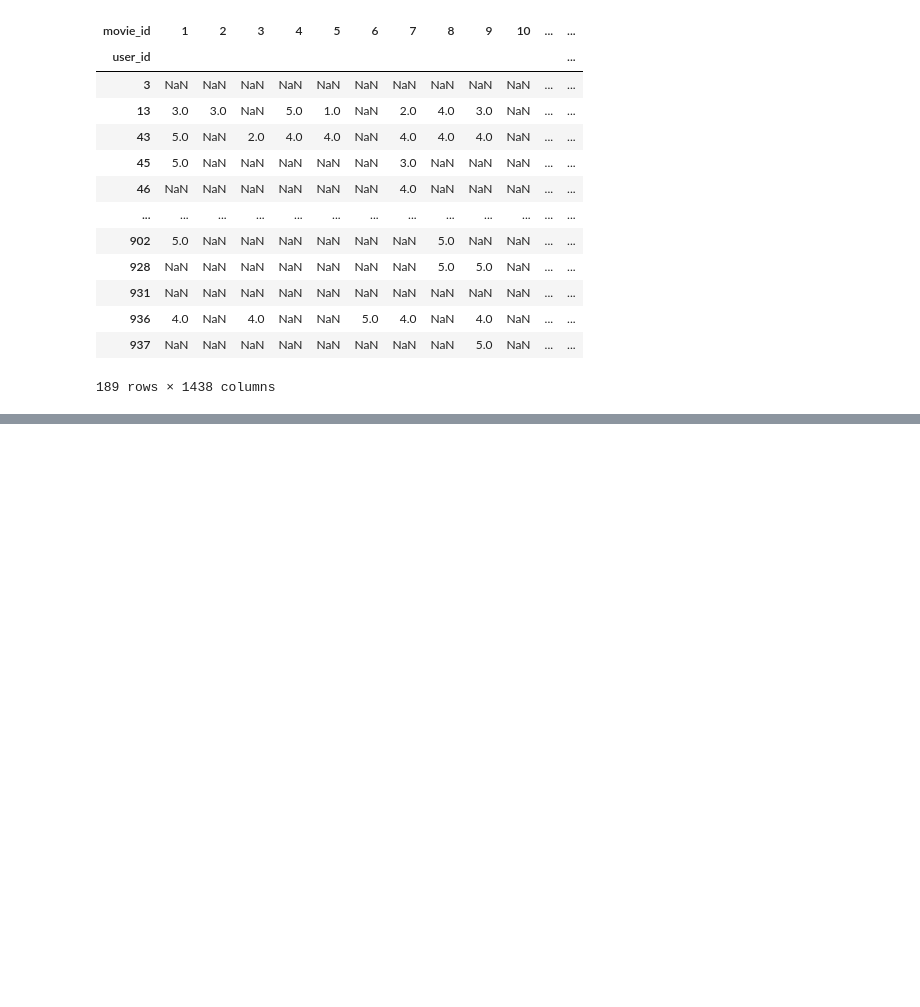
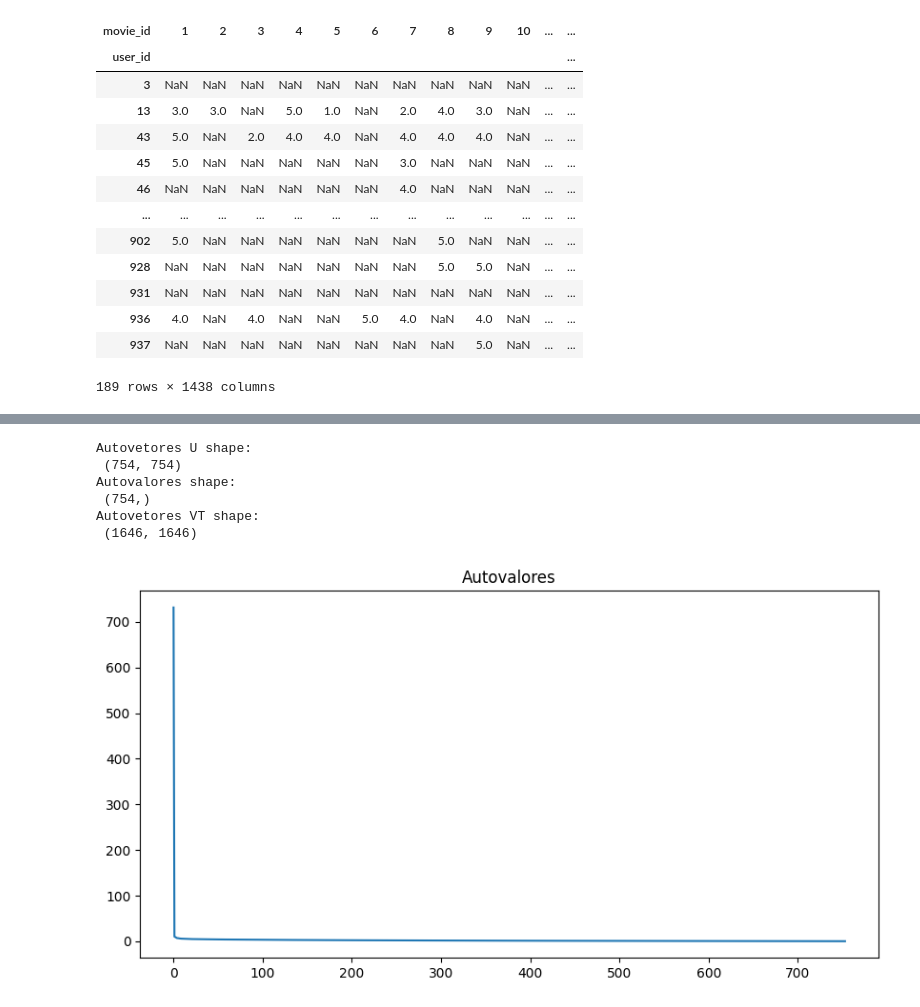
Before and after one commit to salocinrevenge/AlgeLin-ML, a Jupyter notebook: tarefa2.ipynb, the cells around one changed output, grey strips where cells are left out. Saved outputs shown, nothing was run; the diff lists cells and outputs as text; code cells hidden in the pictures; blank space fills up the shorter version.

```diff
--- a/tarefa2.ipynb
+++ b/tarefa2.ipynb
@@ -293,0 +373,4 @@ test
+# %%
+train_nan = train
+train = train_nan.fillna(train_nan.median(axis=0))
+train
@@ -293,0 +394,10 @@ test
+# %%
+# transforma a matriz de treino em um array jax para realizar a decomposição SVD por função própria
+# uma vez que a função não foi montada para pandas
+train_array = jnp.array(train.values)
+
+print("Matriz de treino shape:",train_array.shape)
+print("Matriz de treino:",train_array)
+
+# normaliza a matriz de treino dividindo por 5, a maior avaliação possível
+train_array = train_array / 5
@@ -293,0 +413,23 @@ test
+# %%
+
+U, S, VT = svd(train_array)
+print("Autovetores U shape:\n", U.shape)
+print("Autovalores shape:\n",S.shape)
+print("Autovetores VT shape:\n",VT.shape)
+# %% [output]
+Autovetores U shape:
+ (754, 754)
+Autovalores shape:
+ (754,)
+Autovetores VT shape:
+ (1646, 1646)
+# %%
+# plota os autovalores S
+import matplotlib.pyplot as plt
+
+plt.figure(figsize=(10,5))
+plt.plot(S)
+plt.title("Autovalores")
+plt.show()
+# %% [output]
+[figure, added]
```
Also changed, not shown: parts of 17 cells of this notebook.
